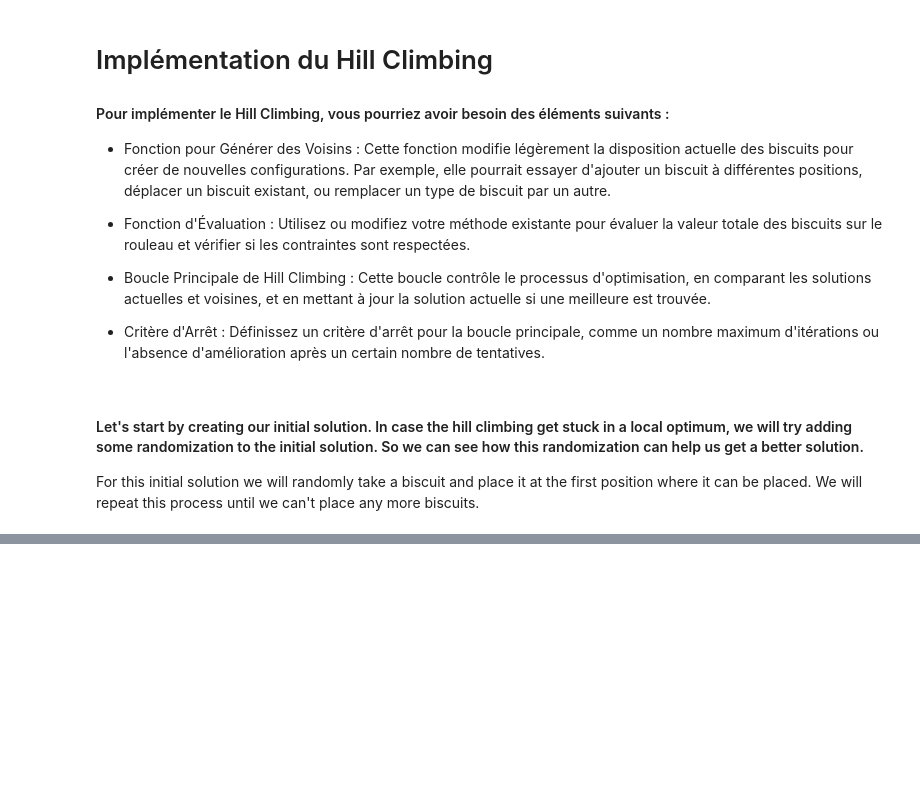
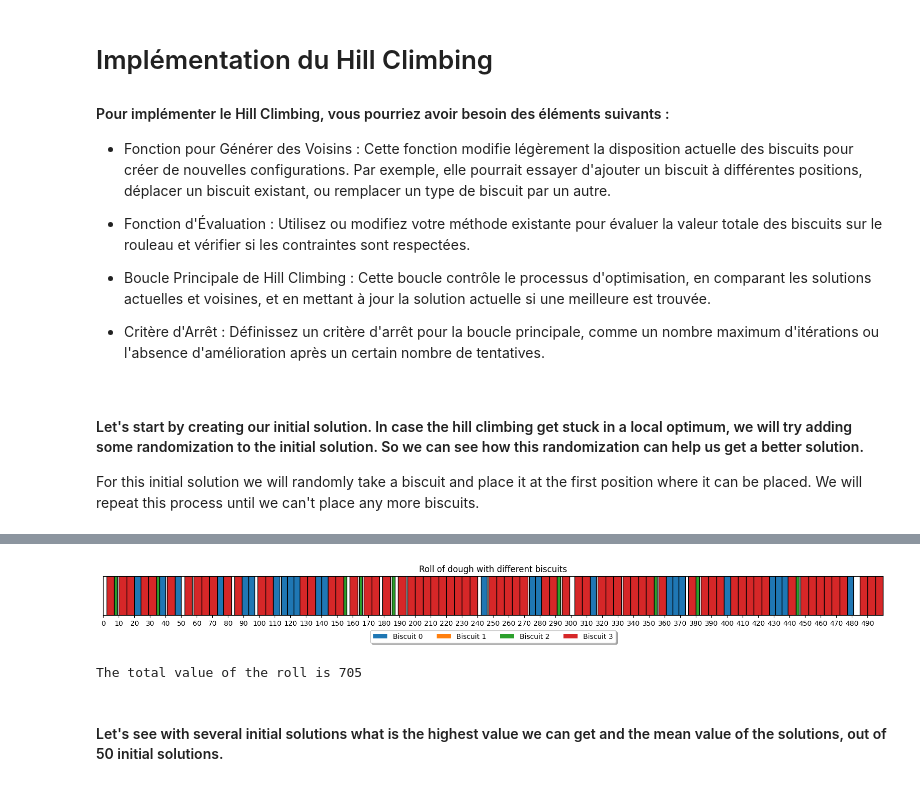
Before and after one commit to OceanSp/AI_Cookie, a Jupyter notebook: CookieFact.ipynb, the cells around one changed output, grey strips where cells are left out. Saved outputs shown, nothing was run; the diff lists cells and outputs as text; code cells hidden in the pictures; blank space fills up the shorter version.

```diff
--- a/CookieFact.ipynb
+++ b/CookieFact.ipynb
@@ -375,0 +396,31 @@ The total value of the roll is 671
+# %%
+def generate_initial_greedy_solution(biscuits):
+    """
+    Generate an initial solution using a greedy approach.
+    the best biscuit is the one with the highest value/size ratio
+    that's in order, biscuit 3, biscuit 0, biscuit 1, biscuit 2
+
+    Args:
+        biscuits (list): the list of biscuits produced by the factory
+        roll (Roll): the empty roll of dough
+
+    Returns:
+        Roll: the roll of dough with the biscuits placed on it
+    """
+    roll = Roll()
+    biscuits = biscuits.copy()
+    biscuits.sort(key=lambda biscuit: biscuit.value / biscuit.size, reverse=True)
+    for biscuit in biscuits:
+        for position in range(roll.length - biscuit.size + 1):
+            if roll.place_biscuit(biscuit, position):
+                continue
+    return roll
+# %%
+roll_initial = generate_initial_greedy_solution(biscuits)
+visualize_roll(roll_initial)
+print(f'The total value of the roll is {roll_initial.total_value()}')
+# %% [output]
+[figure, added]
+The total value of the roll is 705
+# %% [markdown]
+#### Let's see with several initial solutions what is the highest value we can get and the mean value of the solutions, out of 50 initial solutions.
```
Also changed, not shown: parts of 10 cells of this notebook.
